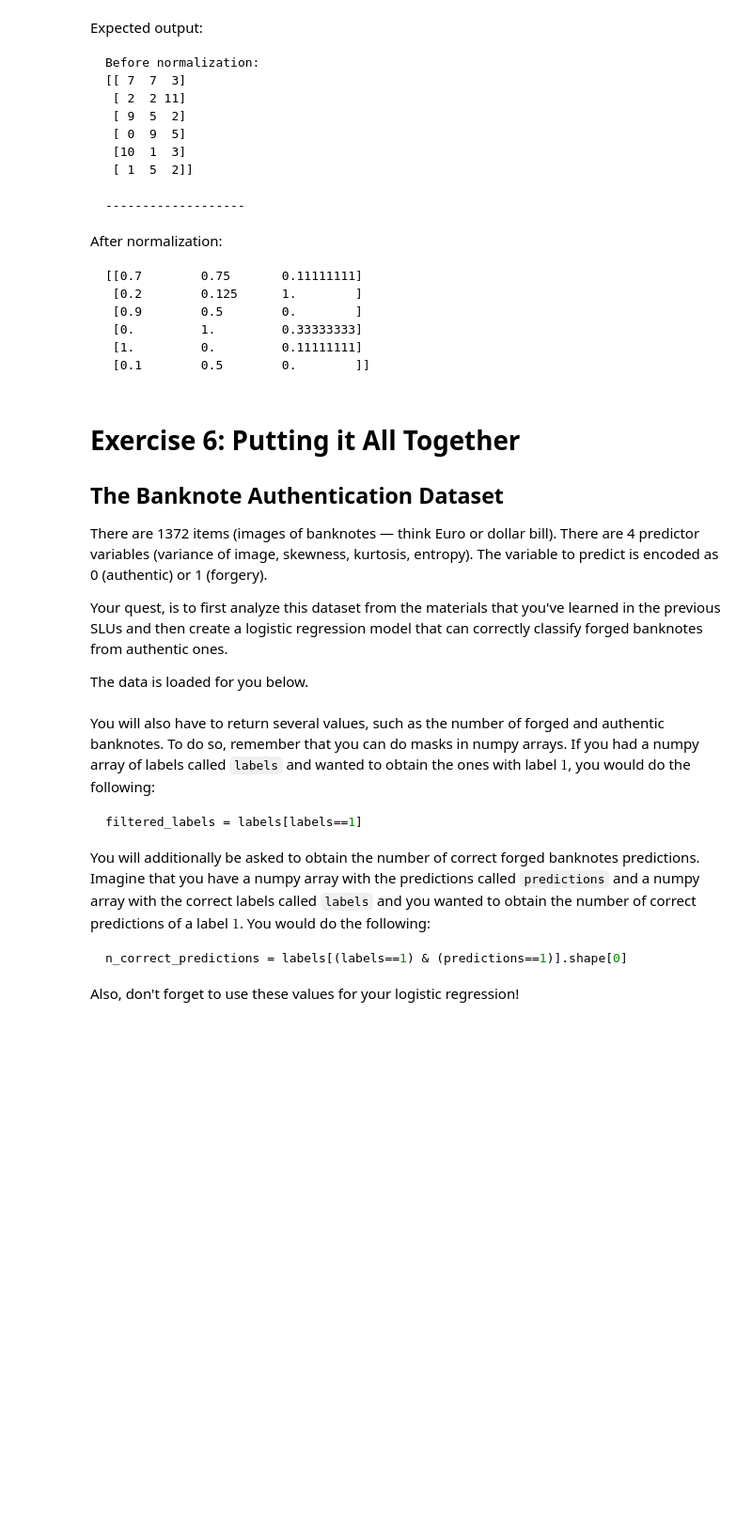
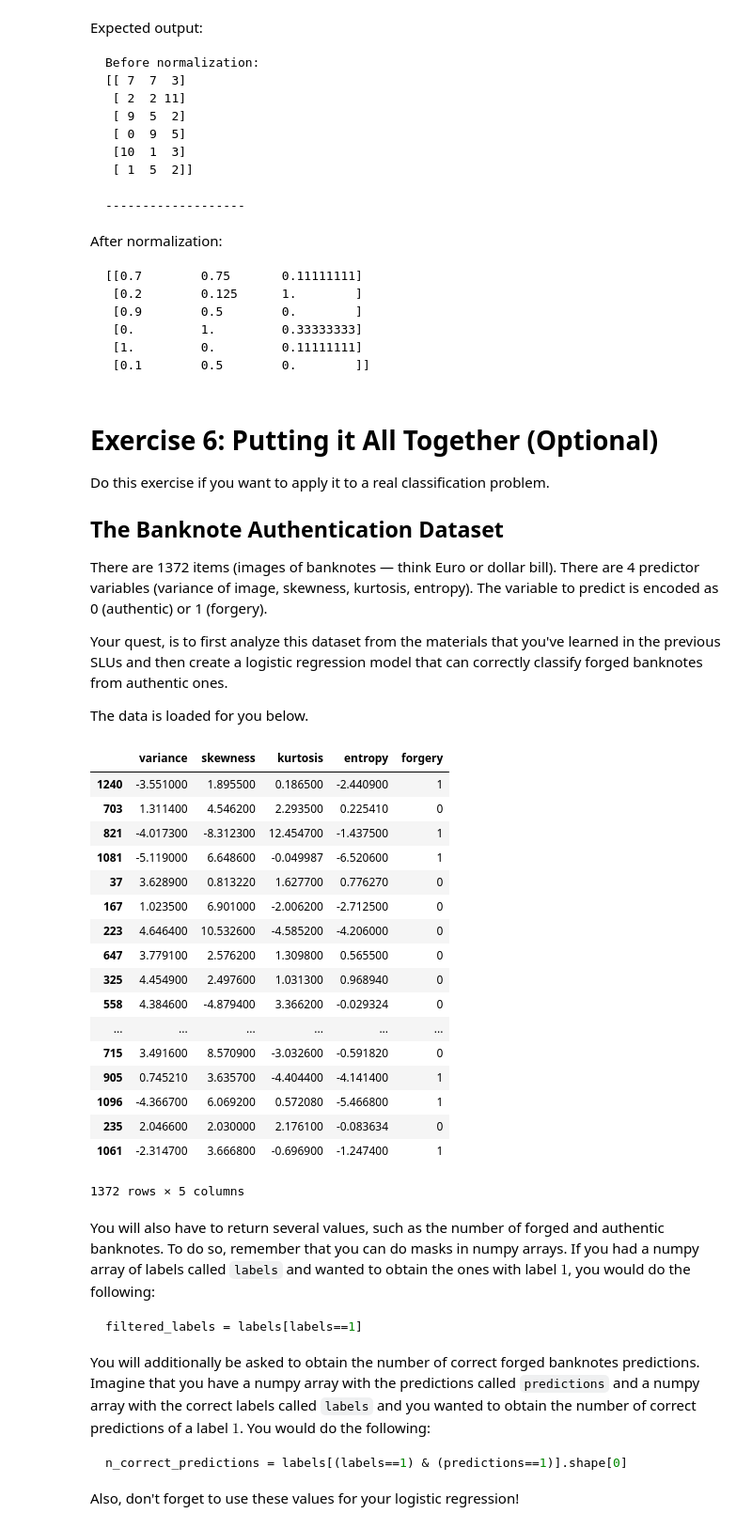
Before and after one commit to fcboss/data-science-academy-workspace, a Jupyter notebook: S01 - Bootcamp and Binary Classification/SLU08 - Classification with Logistic Regression/Exercise notebook.ipynb, the cells around one changed output. Shown at 94% size. Drawn from its saved outputs; the diff is of its cells as text; code cells hidden in the pictures; blank space fills up the shorter version.

```diff
--- a/S01 - Bootcamp and Binary Classification/SLU08 - Classification with Logistic Regression/Exercise notebook.ipynb
+++ b/S01 - Bootcamp and Binary Classification/SLU08 - Classification with Logistic Regression/Exercise notebook.ipynb
@@ -392,7 +426,9 @@ data = np.array([[1,3,1,3], [9,5,3,1], [2,2,4,6]])
 normalized_data = normalize_data(data)
 assert hashlib.md5(normalized_data).hexdigest() == '2548d399591b9f950ab5fed9cc89a4e5'
 # %% [markdown]
-# Exercise 6: Putting it All Together
+# Exercise 6: Putting it All Together (Optional)
+
+Do this exercise if you want to apply it to a real classification problem.
 
 ## The Banknote Authentication Dataset
 
@@ -406,6 +442,27 @@ columns = ['variance','skewness','kurtosis','entropy', 'forgery']
 data = pd.read_csv('data/data_banknote_authentication.txt',names=columns).sample(frac=1, random_state=1)
 X = data.drop(columns='forgery').values
 y_train = data.forgery.values
+# %%
+data
+# %% [output]
+|  | variance | skewness | kurtosis | entropy | forgery |
+| 1240 | -3.551000 | 1.895500 | 0.186500 | -2.440900 | 1 |
+| 703 | 1.311400 | 4.546200 | 2.293500 | 0.225410 | 0 |
+| 821 | -4.017300 | -8.312300 | 12.454700 | -1.437500 | 1 |
+| 1081 | -5.119000 | 6.648600 | -0.049987 | -6.520600 | 1 |
+| 37 | 3.628900 | 0.813220 | 1.627700 | 0.776270 | 0 |
+| 167 | 1.023500 | 6.901000 | -2.006200 | -2.712500 | 0 |
+| 223 | 4.646400 | 10.532600 | -4.585200 | -4.206000 | 0 |
+| 647 | 3.779100 | 2.576200 | 1.309800 | 0.565500 | 0 |
+| 325 | 4.454900 | 2.497600 | 1.031300 | 0.968940 | 0 |
+| 558 | 4.384600 | -4.879400 | 3.366200 | -0.029324 | 0 |
+| ... | ... | ... | ... | ... | ... |
+| 715 | 3.491600 | 8.570900 | -3.032600 | -0.591820 | 0 |
+| 905 | 0.745210 | 3.635700 | -4.404400 | -4.141400 | 1 |
+| 1096 | -4.366700 | 6.069200 | 0.572080 | -5.466800 | 1 |
+| 235 | 2.046600 | 2.030000 | 2.176100 | -0.083634 | 0 |
+| 1061 | -2.314700 | 3.666800 | -0.696900 | -1.247400 | 1 |
+1372 rows × 5 columns
 # %% [markdown]
 You will also have to return several values, such as the number of forged and authentic banknotes. To do so, remember that you can do masks in numpy arrays. If you had a numpy array of labels called `labels` and wanted to obtain the ones with label $1$, you would do the following:
 
```
Also changed, not shown: parts of 16 cells of this notebook.
